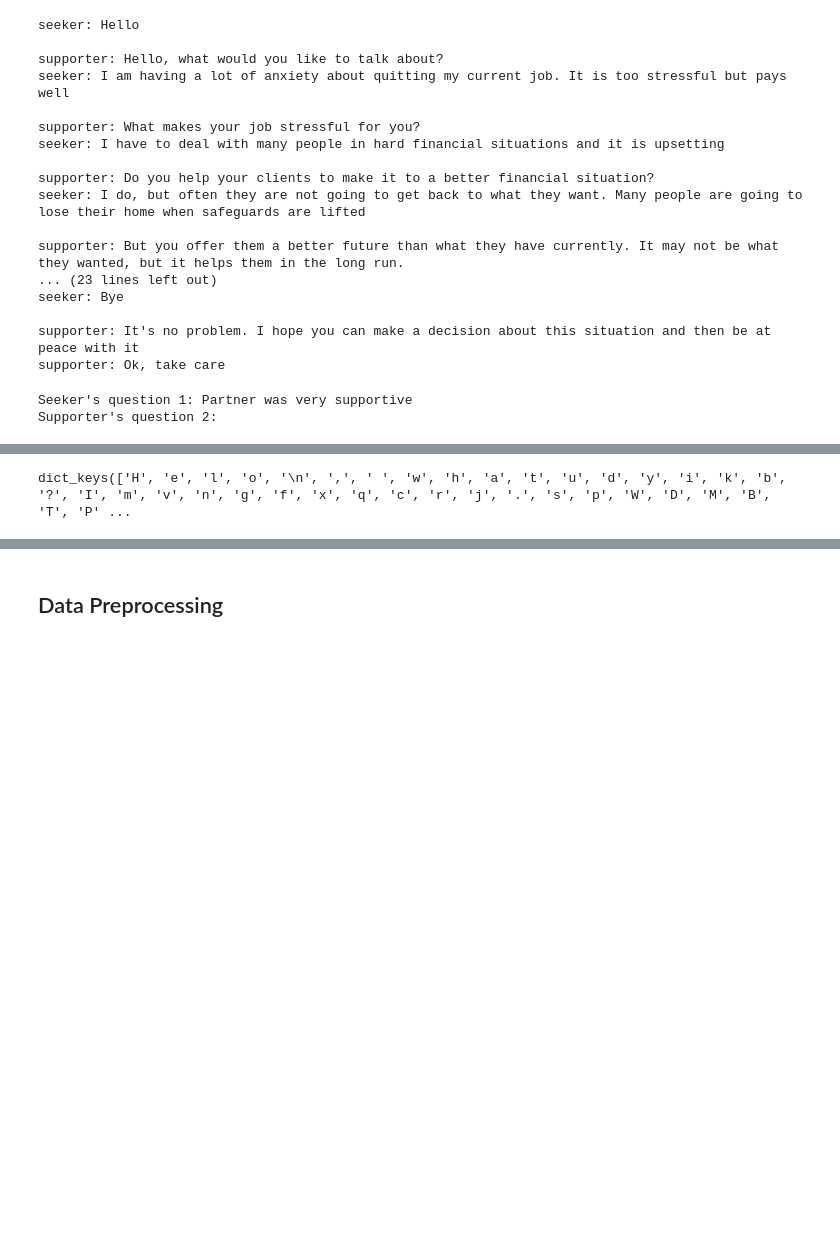
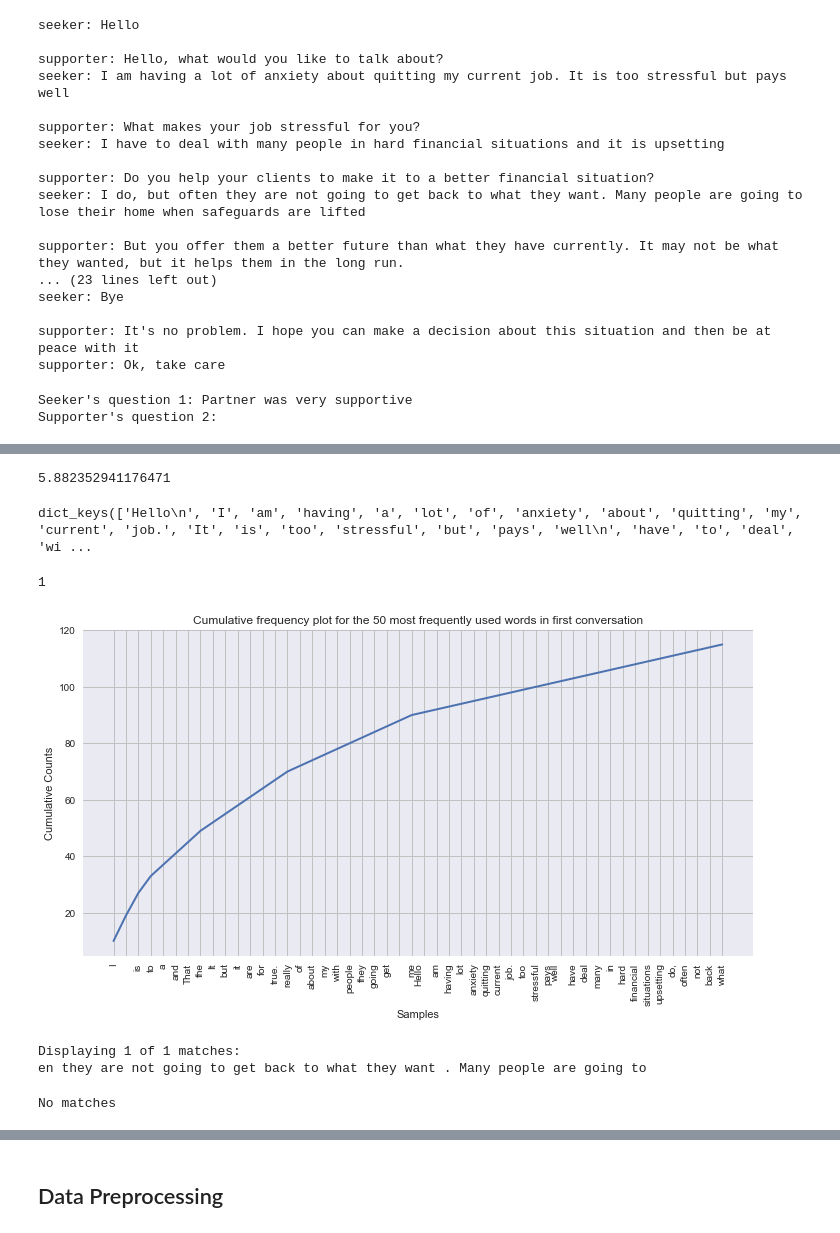
Before and after one commit to JuliaWieczorek/SupportSystem, a Jupyter notebook: SupportSystem.ipynb, the cells around one changed output, grey strips where cells are left out. Drawn from its saved outputs; the diff is of its cells as text; code cells hidden in the pictures; blank space fills up the shorter version.

```diff
--- a/SupportSystem.ipynb
+++ b/SupportSystem.ipynb
@@ -137,13 +139,22 @@ def percentage(word, text):
 def word_type(text):
     return len(set(text))
  # w taki sposob moge uzyskac statystyke ile przecietnie pojedynczych slow (word type) uzywa jeden czlowiek na rozmowe
-# %%
-first_conv = ''
-for conversation in df['dialog']:
-    for single_conversation in conversation:
-        single_conv = single_conversation['content']
-        print(single_conv)
-        first_conv += single_conv
+# %%
+dialog = conversation["dialog"]
+first_conv = []
+first_conv_str = ""
+for message in dialog:
+    speaker = message["speaker"]
+    content = message["content"]
+    if speaker == 'seeker':
+        first_conv.append(content.split(' '))
+        first_conv_str += content + " "
+
+#words = ''.join(first_conv)
+# Remove trailing whitespace
+first_conv_str = first_conv_str.strip()
+
+single_words_list = [item for sublist in first_conv for item in sublist]
 # %%
 first_conv
 # %% [output]
@@ -171,8 +232,23 @@ percentage('stress', first_conv)
+# %%
+percentage('I', single_words_list)
+# %% [output]
+5.882352941176471
 # %%
 from nltk import FreqDist
 # %%
-fdist = FreqDist(first_conv)
+fdist = FreqDist(single_words_list)
 # %%
 fdist.keys()
 # %% [output]
-dict_keys(['H', 'e', 'l', 'o', '\n', ',', ' ', 'w', 'h', 'a', 't', 'u', 'd', 'y', 'i', 'k', 'b', '?', 'I', 'm', 'v', 'n', 'g', 'f', 'x', 'q', 'c', 'r', 'j', '.', 's', 'p', 'W', 'D', 'M', 'B', 'T', 'P' ...
+dict_keys(['Hello\n', 'I', 'am', 'having', 'a', 'lot', 'of', 'anxiety', 'about', 'quitting', 'my', 'current', 'job.', 'It', 'is', 'too', 'stressful', 'but', 'pays', 'well\n', 'have', 'to', 'deal', 'wi ...
+# %%
+fdist['when']
+# %% [output]
+1
+# %%
+plt.figure(figsize=(12, 6))
+plt.title('Cumulative frequency plot for the 50 most frequently used words in first conversation')
+fdist.plot(50, cumulative=True)
+# Cumulative
+# %% [output]
+[figure, added]
@@ -178,0 +261,9 @@ dict_keys(['H', 'e', 'l', 'o', '\n', ',', ' ', 'w', 'h', 'a', 't', 'u', 'd', 'y'
+# %%
+text.concordance('what')
+# %% [output]
+Displaying 1 of 1 matches:
+en they are not going to get back to what they want . Many people are going to
+# %%
+text.similar('axiety')
+# %% [output]
+No matches
```
Also changed, not shown: parts of 13 cells of this notebook.
